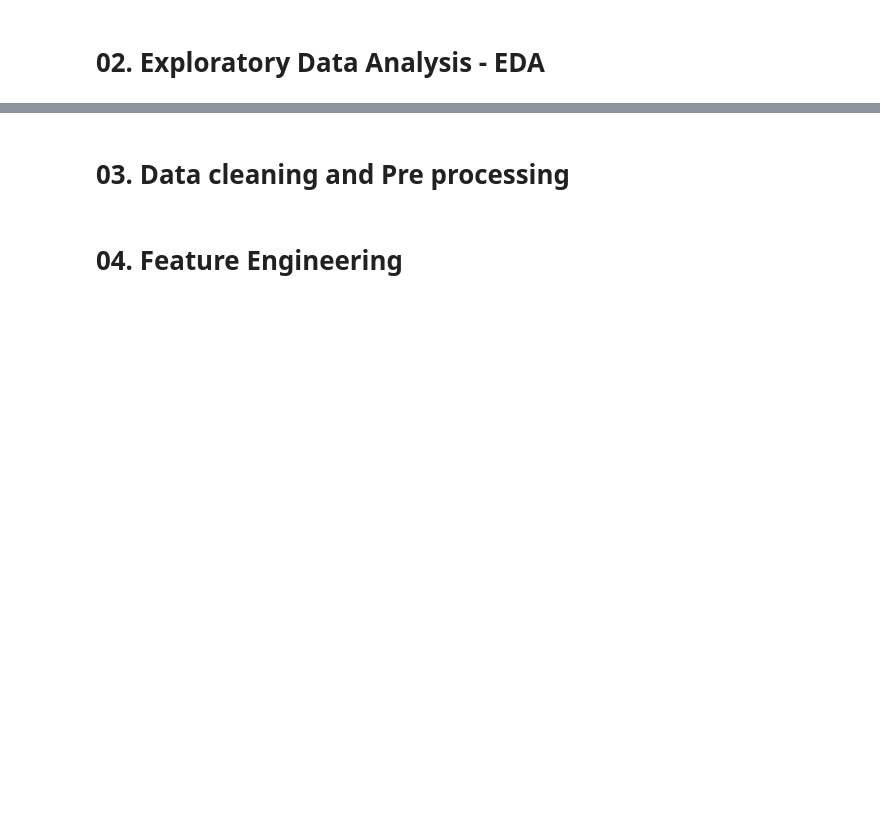
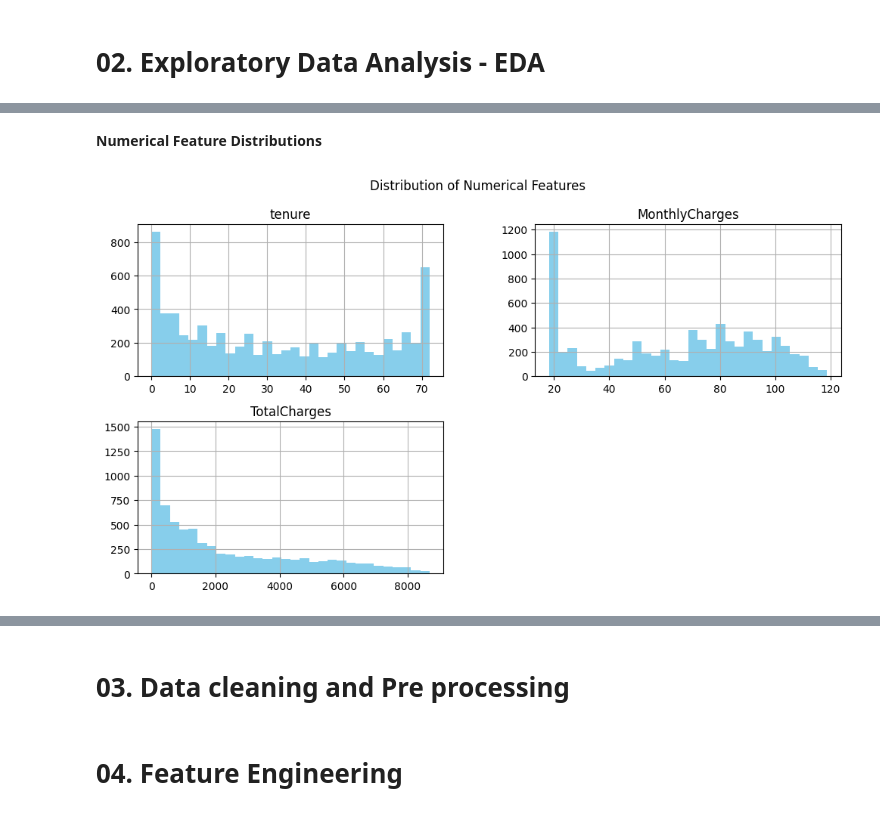
Before and after one commit to Dinu-Nimnara/CM2604_CW_2425587, a Jupyter notebook: CM1604_CW_2425587.ipynb, the cells around one changed output, grey strips where cells are left out. Cells and saved outputs as stored; diff of their text form; code cells hidden in the pictures; blank space fills up the shorter version.

```diff
--- a/CM1604_CW_2425587.ipynb
+++ b/CM1604_CW_2425587.ipynb
@@ -87,0 +258,10 @@ dtype: int64
+# %% [markdown]
+**Numerical Feature Distributions**
+# %%
+numerical_cols = ['tenure', 'MonthlyCharges', 'TotalCharges']
+
+df[numerical_cols].hist(figsize=(12, 6), bins=30, color='skyblue')
+plt.suptitle("Distribution of Numerical Features")
+plt.show()
+# %% [output]
+[figure, added]
```
Also changed, not shown: parts of 29 cells of this notebook.
